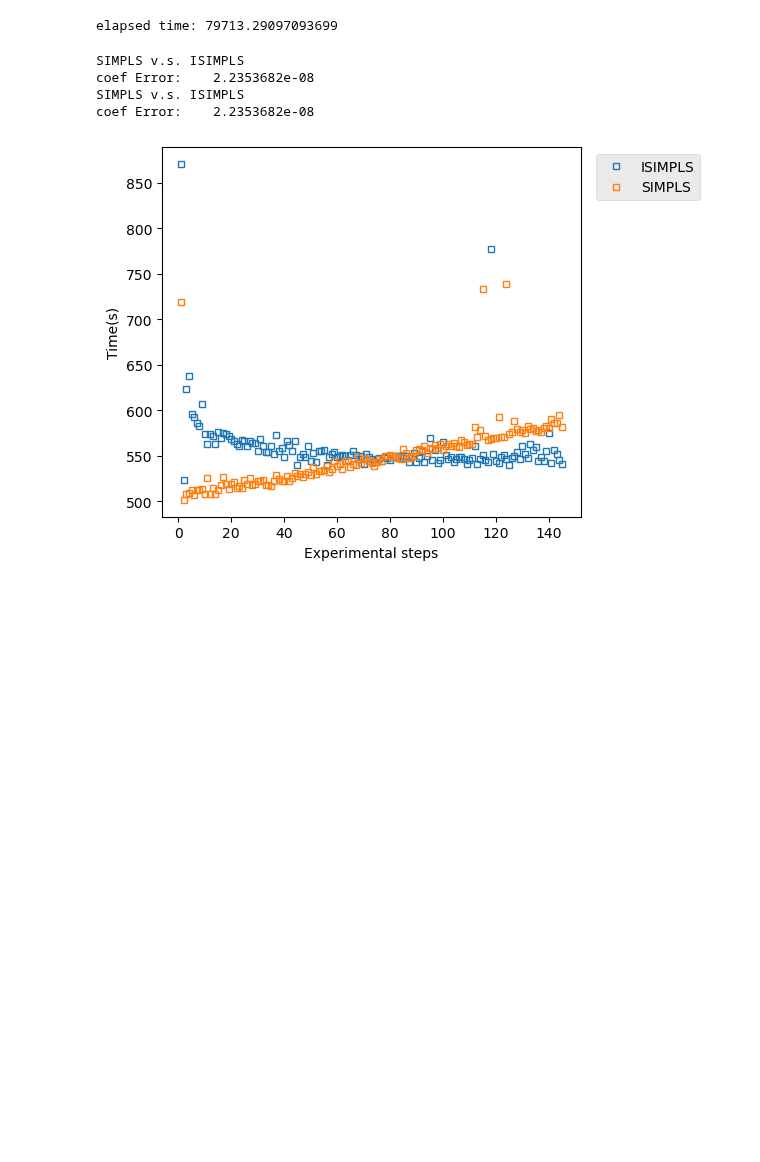
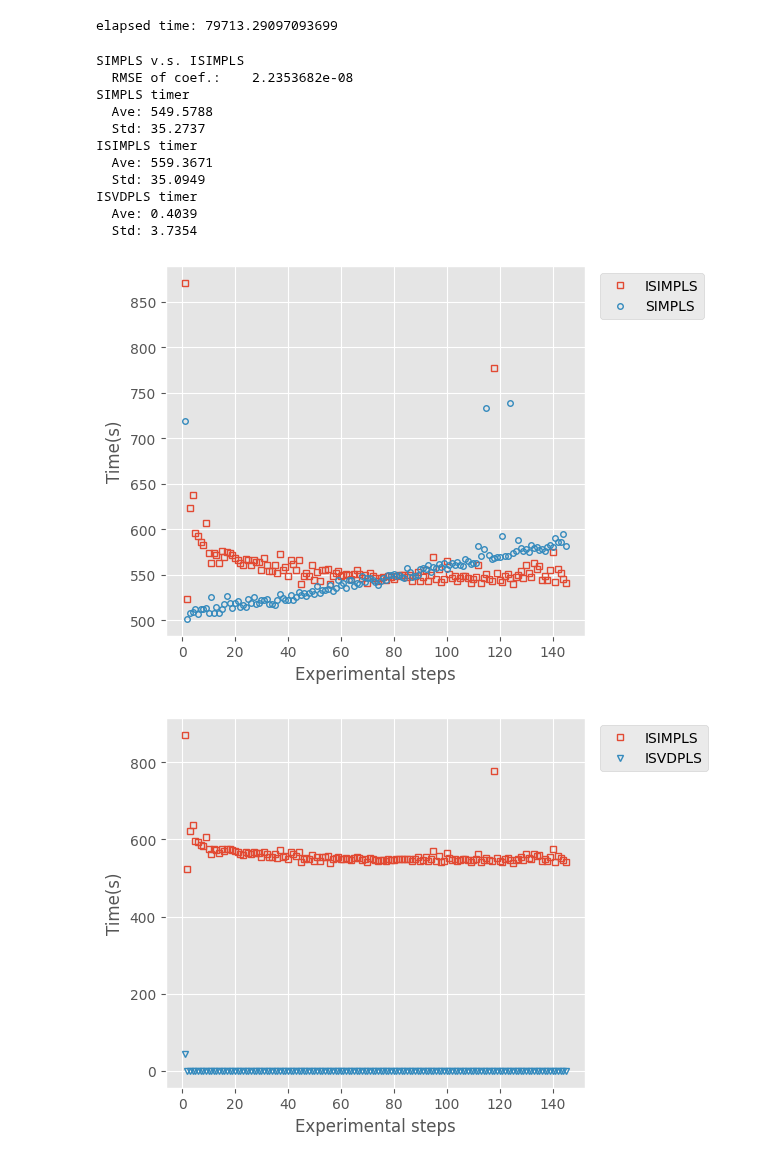
Before and after one commit to tachen90208/wiresstat-iplsreview, a Jupyter notebook: PLS2_merra2.ipynb, the cells around one changed output. Cells and saved outputs as stored; diff of their text form; code cells hidden in the pictures; blank space fills up the shorter version.

Commit message:
Added timer statistics

```diff
--- a/PLS2_merra2.ipynb
+++ b/PLS2_merra2.ipynb
@@ -130,37 +135,66 @@ print("elapsed time:", tim.tocvalue() )
 # %% [output]
 elapsed time: 79713.29097093699
 # %%
-print("SIMPLS v.s. ISIMPLS")
-print("coef Error:  {:15.7e}".format(RMSE(Exp_SIMPLS.coef_, Exp_ISIMPLS.coef_)))
-
 SIMPLS  = Read_Results('SIMPLS')
 ISIMPLS = Read_Results('ISIMPLS')
+ISVDPLS = Read_Results('ISVDPLS')
 print("SIMPLS v.s. ISIMPLS")
-print("coef Error:  {:15.7e}".format(RMSE(SIMPLS['coef'], ISIMPLS['coef'])))
+print("  RMSE of coef.:  {:15.7e}".format(RMSE(SIMPLS['coef'], ISIMPLS['coef'])))
+
+timer_stats("SIMPLS", SIMPLS['timer'][1])
+timer_stats("ISIMPLS", ISIMPLS['timer'][1])
+timer_stats("ISVDPLS", ISVDPLS['timer'][1])
 # %% [output]
 SIMPLS v.s. ISIMPLS
-coef Error:    2.2353682e-08
-SIMPLS v.s. ISIMPLS
-coef Error:    2.2353682e-08
+  RMSE of coef.:    2.2353682e-08
+SIMPLS timer
+  Ave: 549.5788
+  Std: 35.2737
+ISIMPLS timer
+  Ave: 559.3671
+  Std: 35.0949
+ISVDPLS timer
+  Ave: 0.4039
+  Std: 3.7354
 # %%
 import matplotlib.pyplot as plt
 
 N_steps= len(ISIMPLS['timer'][0])
 fig, ax = plt.subplots()
 plt.subplots_adjust(right=.65)
 plt.style.use('ggplot')
 ms = 4
 
 plt.subplots_adjust(right=.78)
 
 plt.plot(range(1,N_steps+1), ISIMPLS['timer'][1],
                 label='ISIMPLS', ls='', marker='s', markersize=ms, fillstyle='none')
 plt.plot(range(1,N_steps+1), SIMPLS['timer'][1],
-                label='SIMPLS', ls='', marker='s', markersize=ms, fillstyle='none')
+                label='SIMPLS', ls='', marker='o', markersize=ms, fillstyle='none')
+
+ax.set_xlabel("Experimental steps")
+ax.set_ylabel("Time(s)")
+ax.legend(bbox_to_anchor=(1.02,1), loc='upper left')
+plt.savefig('./fig/merra2_SIMPLS.pdf')
+
+
+
+fig, ax = plt.subplots()
+plt.subplots_adjust(right=.65)
+plt.style.use('ggplot')
+ms = 4
+
+plt.subplots_adjust(right=.78)
+
+plt.plot(range(1,N_steps+1), ISIMPLS['timer'][1],
+                label='ISIMPLS', ls='', marker='s', markersize=ms, fillstyle='none')
+plt.plot(range(1,N_steps+1), ISVDPLS['timer'][1],
+                label='ISVDPLS', ls='', marker='v', markersize=ms, fillstyle='none')
 
 ax.set_xlabel("Experimental steps")
 ax.set_ylabel("Time(s)")
 ax.legend(bbox_to_anchor=(1.02,1), loc='upper left')
 plt.savefig('./fig/merra2_inc.pdf')
 # %% [output]
-[figure, old version]
+[figure, new version]
+[figure, added]
```
Also changed, not shown: parts of 1 cell of this notebook, 1 other file.
